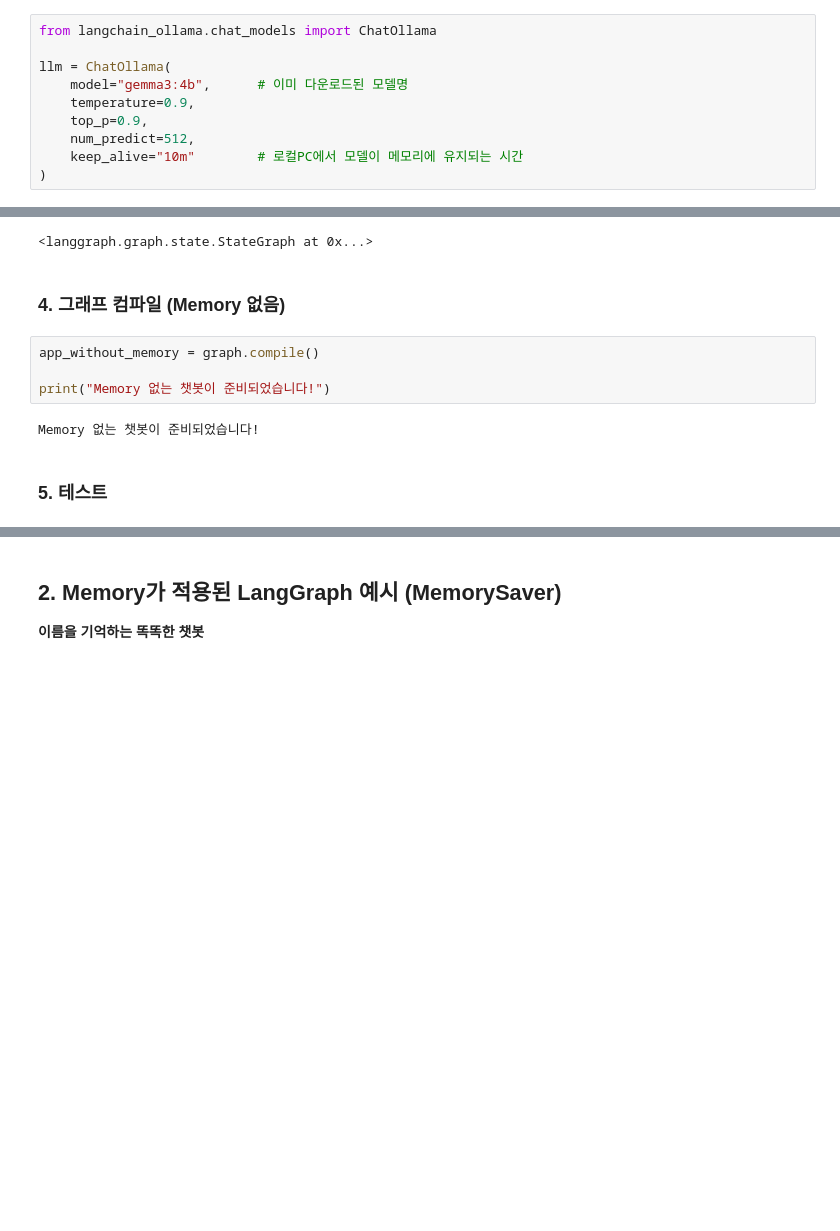
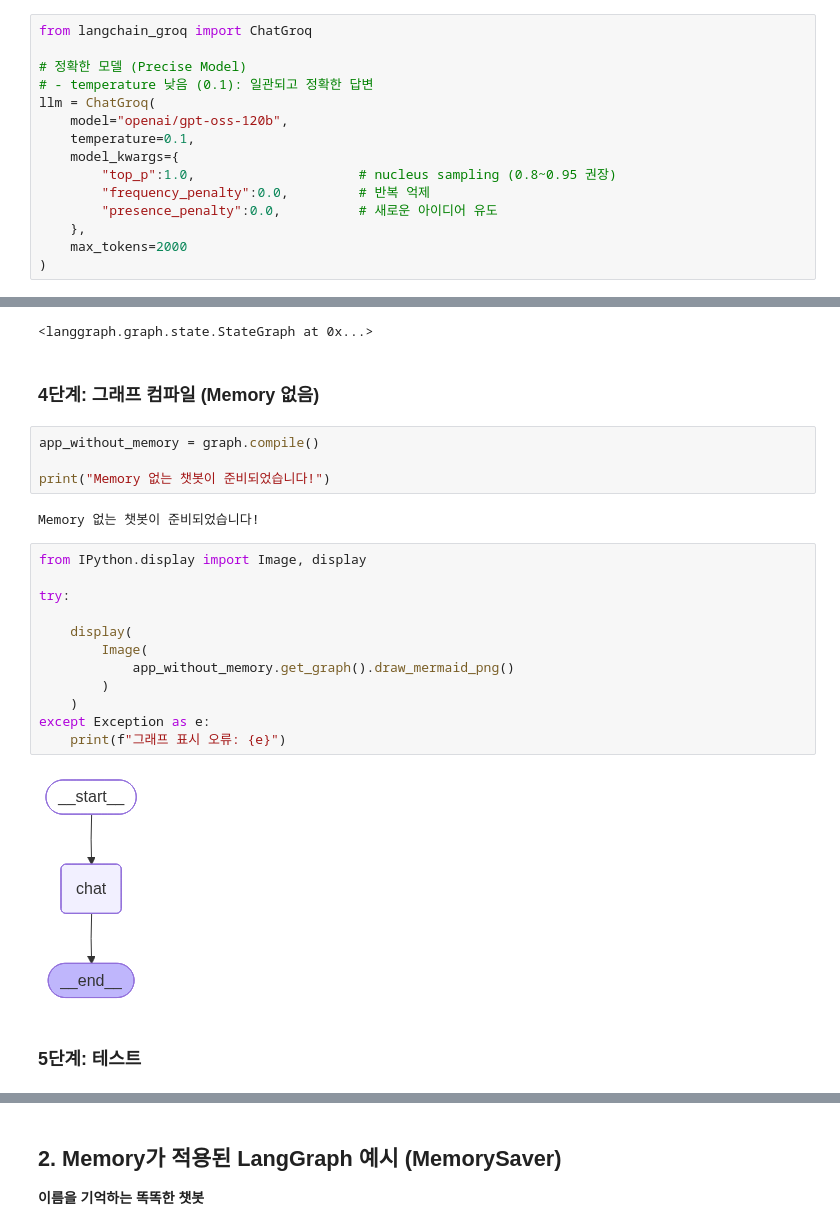
Before and after one commit to skai-27/course_LLM, a Jupyter notebook: 3. LangChain/1. colab/10. Memory/1. MemorySaver.ipynb, the cells around one changed output, grey strips where cells are left out. Drawn from its saved outputs; the diff is of its cells as text; blank space fills up the shorter version.

```diff
--- a/3. LangChain/1. colab/10. Memory/1. MemorySaver.ipynb
+++ b/3. LangChain/1. colab/10. Memory/1. MemorySaver.ipynb
@@ -34,11 +40,16 @@
 # %%
-from langchain_ollama.chat_models import ChatOllama
+from langchain_groq import ChatGroq
 
-llm = ChatOllama(
-    model="gemma3:4b",      # 이미 다운로드된 모델명
-    temperature=0.9,
-    top_p=0.9,
-    num_predict=512,
-    keep_alive="10m"        # 로컬PC에서 모델이 메모리에 유지되는 시간
+# 정확한 모델 (Precise Model)
+# - temperature 낮음 (0.1): 일관되고 정확한 답변
+llm = ChatGroq(
+    model="openai/gpt-oss-120b",
+    temperature=0.1,
+    model_kwargs={
+        "top_p":1.0,                     # nucleus sampling (0.8~0.95 권장)
+        "frequency_penalty":0.0,         # 반복 억제
+        "presence_penalty":0.0,          # 새로운 아이디어 유도
+    },
+    max_tokens=2000
 )
 # %% [markdown]
@@ -62,15 +73,29 @@ graph.add_edge("chat", END)
 # %% [output]
 <langgraph.graph.state.StateGraph at 0x...>
 # %% [markdown]
-### 4. 그래프 컴파일 (Memory 없음)
+### 4단계: 그래프 컴파일 (Memory 없음)
 # %%
 app_without_memory = graph.compile()
 
 print("Memory 없는 챗봇이 준비되었습니다!")
 # %% [output]
 Memory 없는 챗봇이 준비되었습니다!
+# %%
+from IPython.display import Image, display
+
+try:
+
+    display(
+        Image(
+            app_without_memory.get_graph().draw_mermaid_png()
+        )
+    )
+except Exception as e:
+    print(f"그래프 표시 오류: {e}")
+# %% [output]
+[figure, added]
 # %% [markdown]
-### 5. 테스트
+### 5단계: 테스트
 # %%
 from langchain_core.messages import HumanMessage
 
```
Also changed, not shown: parts of 16 cells of this notebook, 4 other files.
